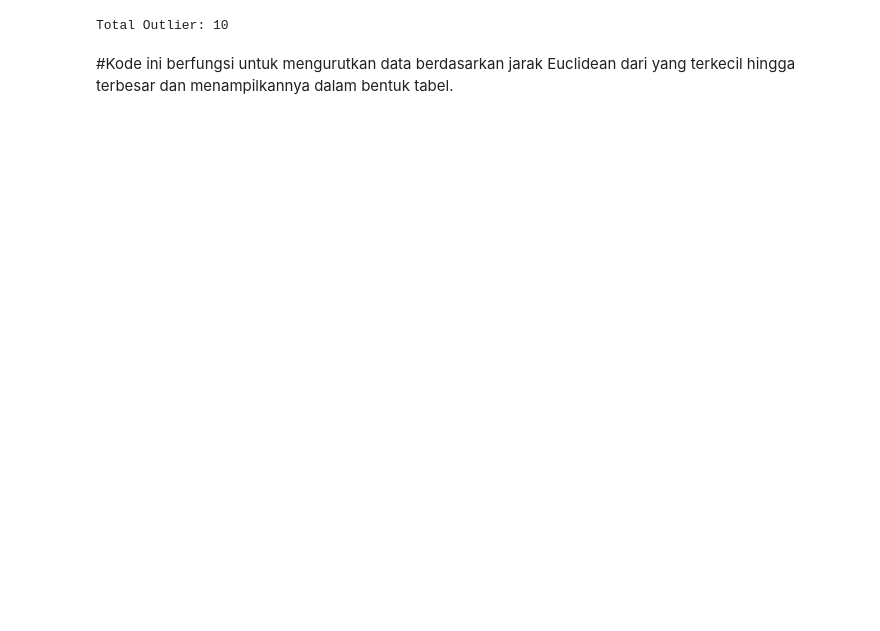
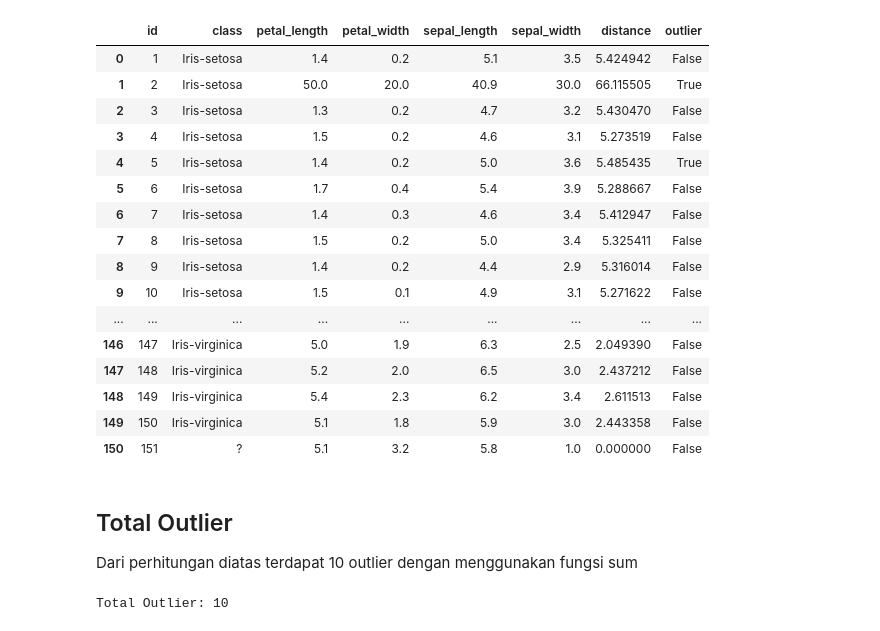
Before and after one commit to sifa-190/pendata, a Jupyter notebook: _sources/Tugas2.ipynb, the cells around one changed output. Saved outputs shown, nothing was run; the diff lists cells and outputs as text; code cells hidden in the pictures; blank space fills up the shorter version.

```diff
--- a/_sources/Tugas2.ipynb
+++ b/_sources/Tugas2.ipynb
@@ -143,8 +231,63 @@ plt.show()
+# %%
+# Koneksi ke PostgreSQL dan MySQL
+posgre_url = create_engine("postgresql+psycopg2://avnadmin:AVNS_oal2yP3mG6JLIwX3BUK@pg-359aec68-tugas-pendata.g.aivencloud.com:17416/defaultdb")
+mysql_url = create_engine("mysql+pymysql://avnadmin:AVNS_2NRSFWfr9pGMEI7BSpA@mysql-3634ef1a-tugas-pendata.g.aivencloud.com:17416/defaultdb")
+
+# Query ke MySQL
+mysql_query = "SELECT id, class, `petal length` AS petal_length, `petal width` AS petal_width FROM iris_data;"
+df_mysql = pd.read_sql(mysql_query, mysql_url)
+
+# Query ke PostgreSQL
+posgre_query = "SELECT id, class, sepal_length, sepal_width FROM iris_data;"
+df_postgresql = pd.read_sql(posgre_query, posgre_url)
+
+# Gabungkan DataFrame berdasarkan id dan class
+df_merged = pd.merge(df_mysql, df_postgresql, on=["id", "class"], how="inner")
+
+# Ambil fitur numerik
+feature_columns = ["petal_length", "petal_width", "sepal_length", "sepal_width"]
+data_values = df_merged[feature_columns].values
+
+# Ambil referensi dari baris terakhir
+reference_point = data_values[-1]
+
+# Fungsi untuk menghitung jarak Euclidean
+def compute_distances(data, reference):
+    return np.array([euclidean(row, reference) for row in data])
+
+# Hitung jarak Euclidean dan tambahkan ke DataFrame
+df_merged["distance"] = compute_distances(data_values, reference_point)
+
+# Tentukan threshold outlier (persentil ke-93.5)
+threshold = np.percentile(df_merged["distance"], 93.5)
+df_merged["outlier"] = df_merged["distance"] > threshold
+
+display(HTML(df_merged.to_html()))
+# %% [output]
+|  | id | class | petal_length | petal_width | sepal_length | sepal_width | distance | outlier |
+| 0 | 1 | Iris-setosa | 1.4 | 0.2 | 5.1 | 3.5 | 5.424942 | False |
+| 1 | 2 | Iris-setosa | 50.0 | 20.0 | 40.9 | 30.0 | 66.115505 | True |
+| 2 | 3 | Iris-setosa | 1.3 | 0.2 | 4.7 | 3.2 | 5.430470 | False |
+| 3 | 4 | Iris-setosa | 1.5 | 0.2 | 4.6 | 3.1 | 5.273519 | False |
+| 4 | 5 | Iris-setosa | 1.4 | 0.2 | 5.0 | 3.6 | 5.485435 | True |
+| 5 | 6 | Iris-setosa | 1.7 | 0.4 | 5.4 | 3.9 | 5.288667 | False |
+| 6 | 7 | Iris-setosa | 1.4 | 0.3 | 4.6 | 3.4 | 5.412947 | False |
+| 7 | 8 | Iris-setosa | 1.5 | 0.2 | 5.0 | 3.4 | 5.325411 | False |
+| 8 | 9 | Iris-setosa | 1.4 | 0.2 | 4.4 | 2.9 | 5.316014 | False |
+| 9 | 10 | Iris-setosa | 1.5 | 0.1 | 4.9 | 3.1 | 5.271622 | False |
+| ... | ... | ... | ... | ... | ... | ... | ... | ... |
+| 146 | 147 | Iris-virginica | 5.0 | 1.9 | 6.3 | 2.5 | 2.049390 | False |
+| 147 | 148 | Iris-virginica | 5.2 | 2.0 | 6.5 | 3.0 | 2.437212 | False |
+| 148 | 149 | Iris-virginica | 5.4 | 2.3 | 6.2 | 3.4 | 2.611513 | False |
+| 149 | 150 | Iris-virginica | 5.1 | 1.8 | 5.9 | 3.0 | 2.443358 | False |
+| 150 | 151 | ? | 5.1 | 3.2 | 5.8 | 1.0 | 0.000000 | False |
+# %% [markdown]
+## Total Outlier
+
+Dari perhitungan diatas terdapat 10 outlier dengan menggunakan fungsi sum
 # %%
 # Hitung total outlier
 total_outliers = df_merged["outlier"].sum()
 print(f"Total Outlier: {total_outliers}")
 # %% [output]
 Total Outlier: 10
-# %% [markdown]
-#Kode ini berfungsi untuk mengurutkan data berdasarkan jarak Euclidean dari yang terkecil hingga terbesar dan menampilkannya dalam bentuk tabel.
```
Also changed, not shown: parts of 29 cells of this notebook, 7 other files.
